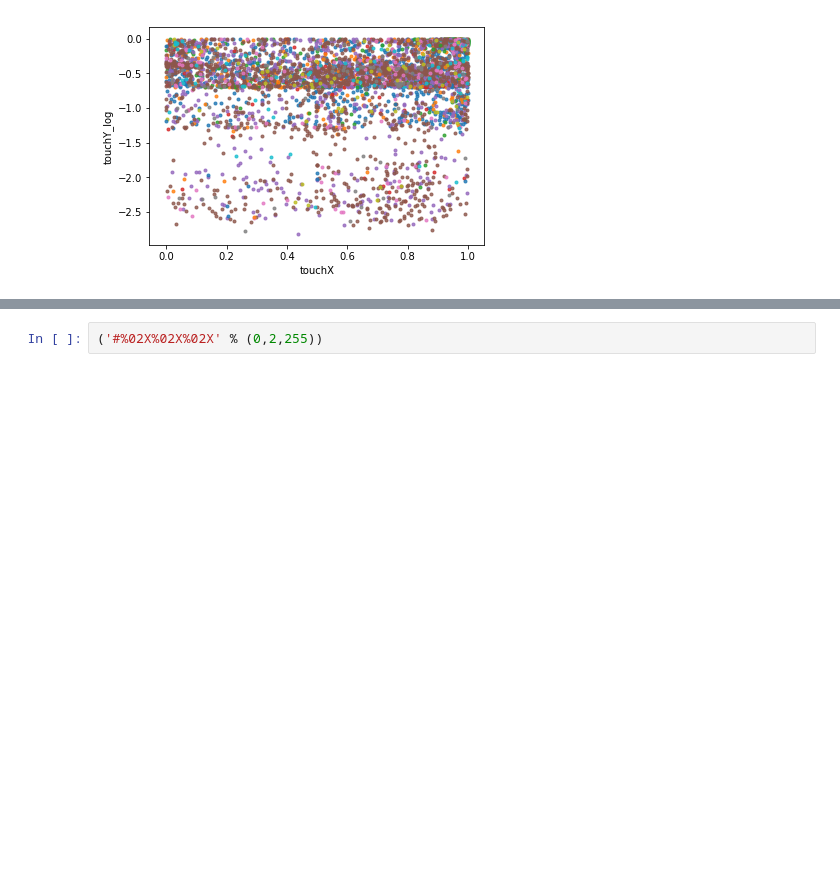
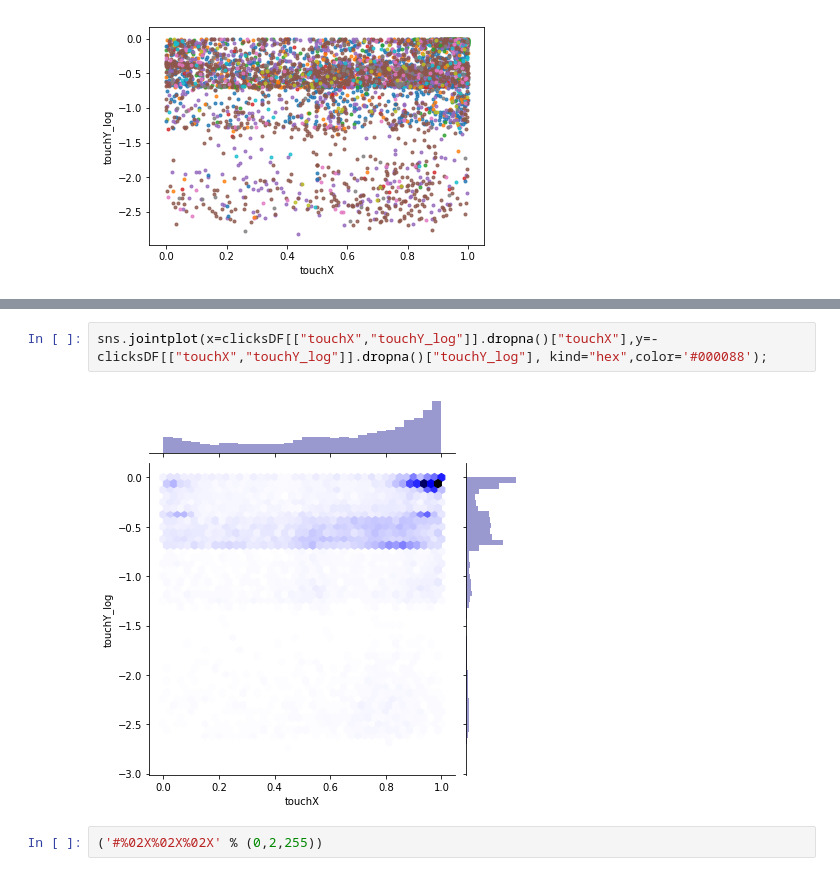
Before and after one commit to bebetosaba/7506-datos-1C2019, a Jupyter notebook: TP1/analisis.ipynb, the cells around one changed output, grey strips where cells are left out. Saved outputs shown, nothing was run; the diff lists cells and outputs as text; blank space fills up the shorter version.

Commit message:
heatmap events and utc

```diff
--- a/TP1/analisis.ipynb
+++ b/TP1/analisis.ipynb
@@ -244,3 +240,7 @@ for i in range(0,len(brands_group)):
+# %%
+sns.jointplot(x=clicksDF[["touchX","touchY_log"]].dropna()["touchX"],y=-clicksDF[["touchX","touchY_log"]].dropna()["touchY_log"], kind="hex",color='#000088');
+# %% [output]
+[figure, added]
 # %%
 ('#%02X%02X%02X' % (0,2,255))
 # %% [output]
```
Also changed, not shown: parts of 18 cells of this notebook.
